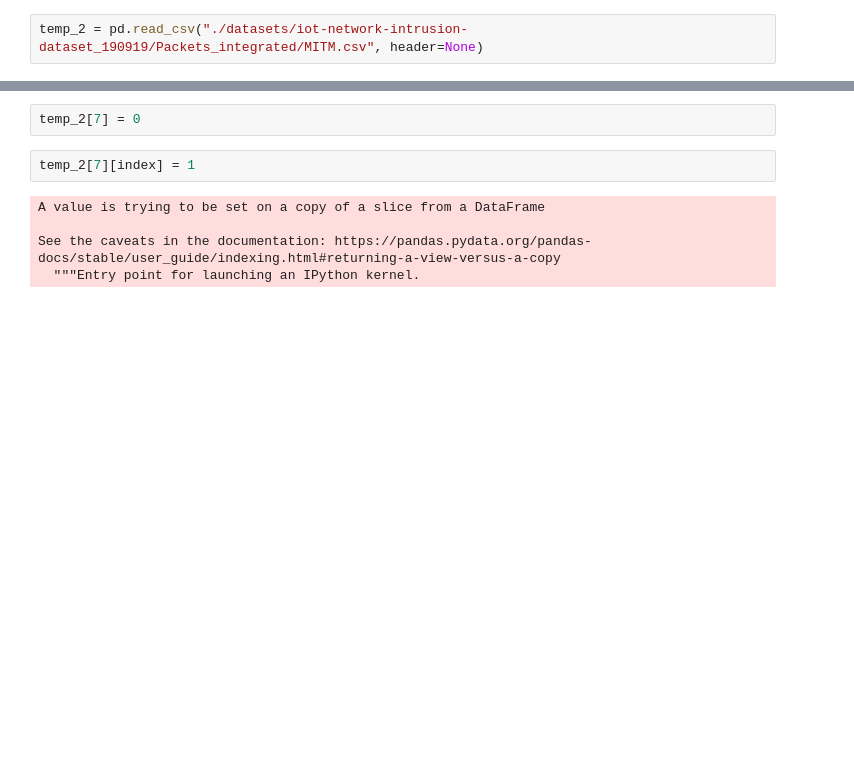
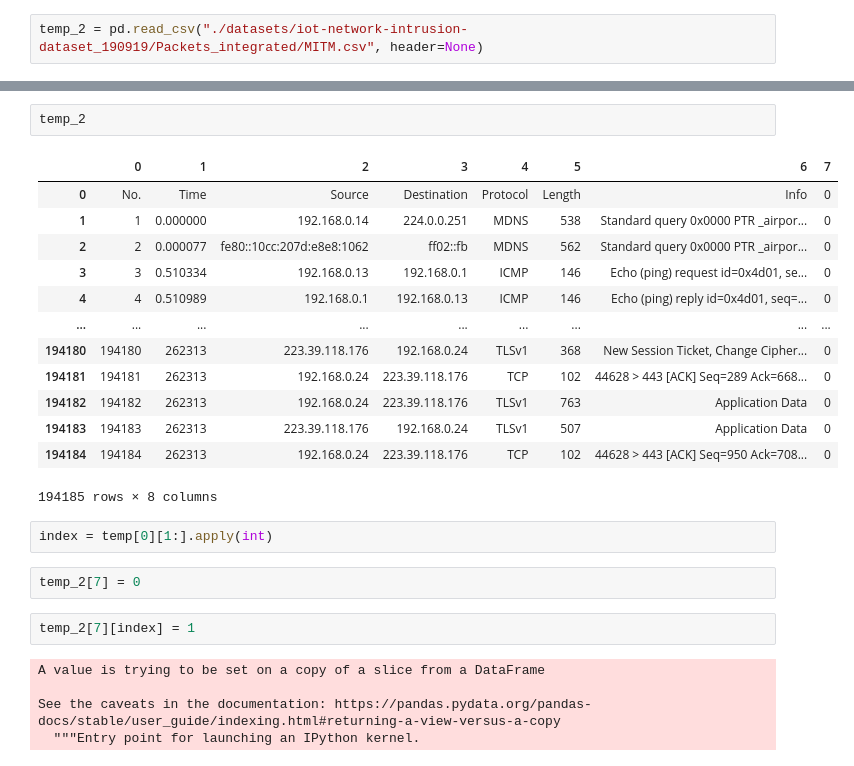
Before and after one commit to hykhhijk/Packet-classifier, a Jupyter notebook: Packet preprocessor.ipynb, the cells around one changed output, grey strips where cells are left out. Saved outputs shown, nothing was run; the diff lists cells and outputs as text; blank space fills up the shorter version.

```diff
--- a/Packet preprocessor.ipynb
+++ b/Packet preprocessor.ipynb
@@ -191,3 +187,21 @@ temp_2 = pd.read_csv("./datasets/iot-network-intrusion-dataset_190919/Packets_in
+# %%
+temp_2
+# %% [output]
+|  | 0 | 1 | 2 | 3 | 4 | 5 | 6 | 7 |
+| 0 | No. | Time | Source | Destination | Protocol | Length | Info | 0 |
+| 1 | 1 | 0.000000 | 192.168.0.14 | 224.0.0.251 | MDNS | 538 | Standard query 0x0000 PTR _airpor... | 0 |
+| 2 | 2 | 0.000077 | fe80::10cc:207d:e8e8:1062 | ff02::fb | MDNS | 562 | Standard query 0x0000 PTR _airpor... | 0 |
+| 3 | 3 | 0.510334 | 192.168.0.13 | 192.168.0.1 | ICMP | 146 | Echo (ping) request id=0x4d01, se... | 0 |
+| 4 | 4 | 0.510989 | 192.168.0.1 | 192.168.0.13 | ICMP | 146 | Echo (ping) reply id=0x4d01, seq=... | 0 |
+| ... | ... | ... | ... | ... | ... | ... | ... | ... |
+| 194180 | 194180 | 262313 | 223.39.118.176 | 192.168.0.24 | TLSv1 | 368 | New Session Ticket, Change Cipher... | 0 |
+| 194181 | 194181 | 262313 | 192.168.0.24 | 223.39.118.176 | TCP | 102 | 44628 > 443 [ACK] Seq=289 Ack=668... | 0 |
+| 194182 | 194182 | 262313 | 192.168.0.24 | 223.39.118.176 | TLSv1 | 763 | Application Data | 0 |
+| 194183 | 194183 | 262313 | 223.39.118.176 | 192.168.0.24 | TLSv1 | 507 | Application Data | 0 |
+| 194184 | 194184 | 262313 | 192.168.0.24 | 223.39.118.176 | TCP | 102 | 44628 > 443 [ACK] Seq=950 Ack=708... | 0 |
+194185 rows × 8 columns
+# %%
+index = temp[0][1:].apply(int)
 # %%
 temp_2[7] = 0
 # %%
```
Also changed, not shown: parts of 18 cells of this notebook, 2 other files.
